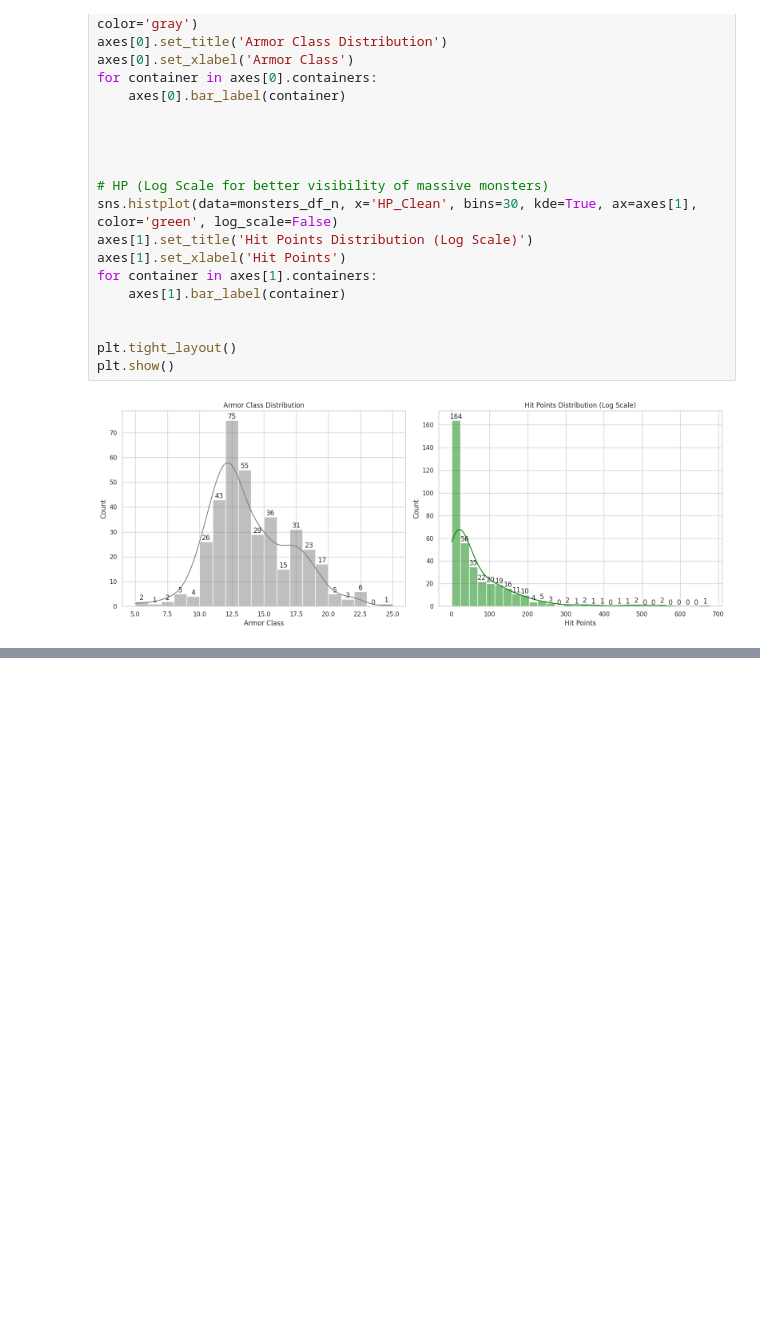
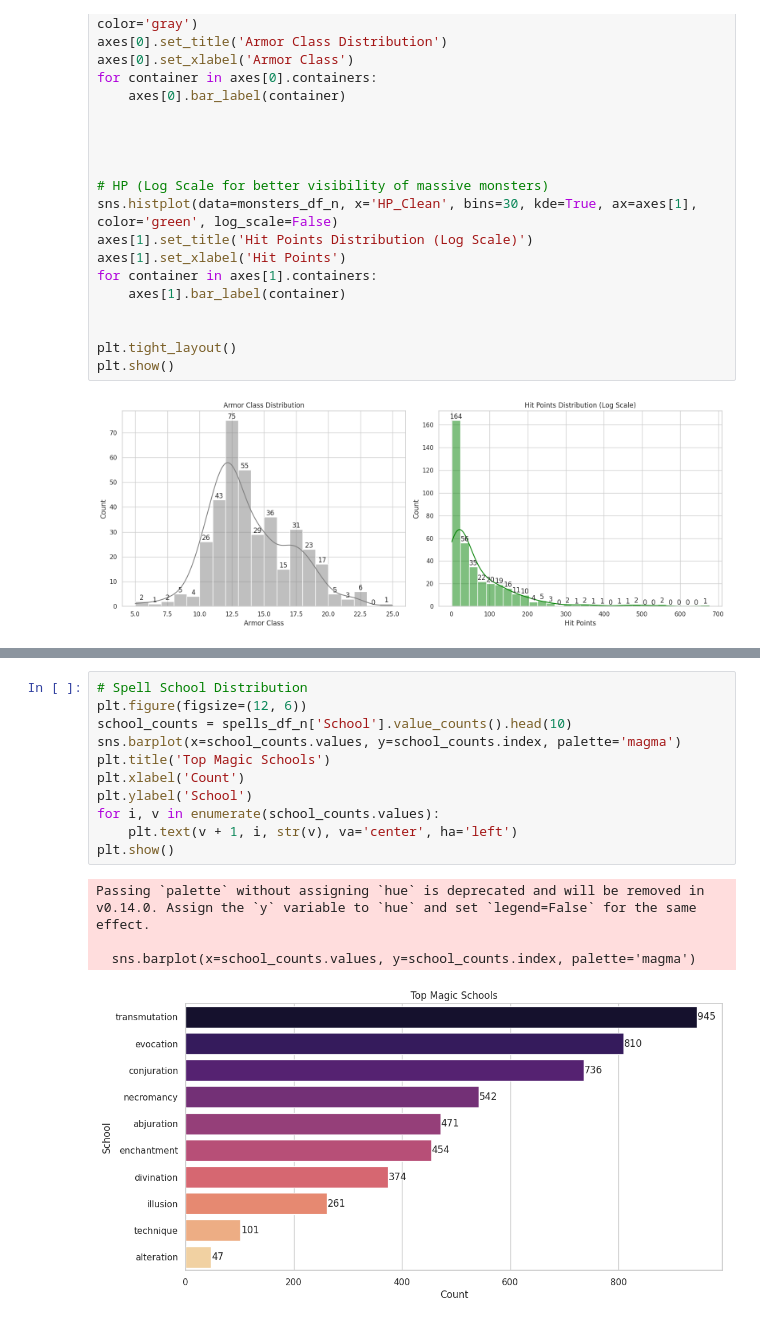
Before and after one commit to baakhoff/research, a Jupyter notebook: notebooks/dnd_research.ipynb, the cells around one changed output, grey strips where cells are left out. Drawn from its saved outputs; the diff is of its cells as text; blank space fills up the shorter version.

```diff
--- a/notebooks/dnd_research.ipynb
+++ b/notebooks/dnd_research.ipynb
@@ -365,0 +389,16 @@ plt.show()
+# %%
+# Spell School Distribution
+plt.figure(figsize=(12, 6))
+school_counts = spells_df_n['School'].value_counts().head(10)
+sns.barplot(x=school_counts.values, y=school_counts.index, palette='magma')
+plt.title('Top Magic Schools')
+plt.xlabel('Count')
+plt.ylabel('School')
+for i, v in enumerate(school_counts.values):
+    plt.text(v + 1, i, str(v), va='center', ha='left')
+plt.show()
+# %% [output]
+Passing `palette` without assigning `hue` is deprecated and will be removed in v0.14.0. Assign the `y` variable to `hue` and set `legend=False` for the same effect.
+
+  sns.barplot(x=school_counts.values, y=school_counts.index, palette='magma')
+[figure, added]
```
Also changed, not shown: parts of 15 cells of this notebook.
